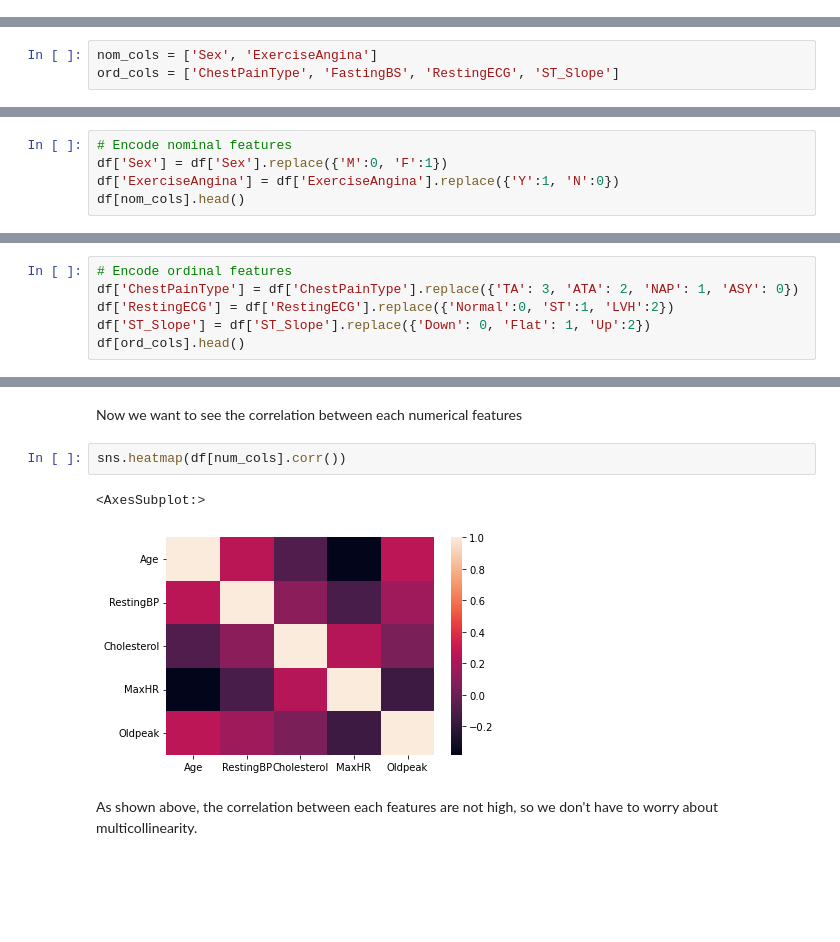
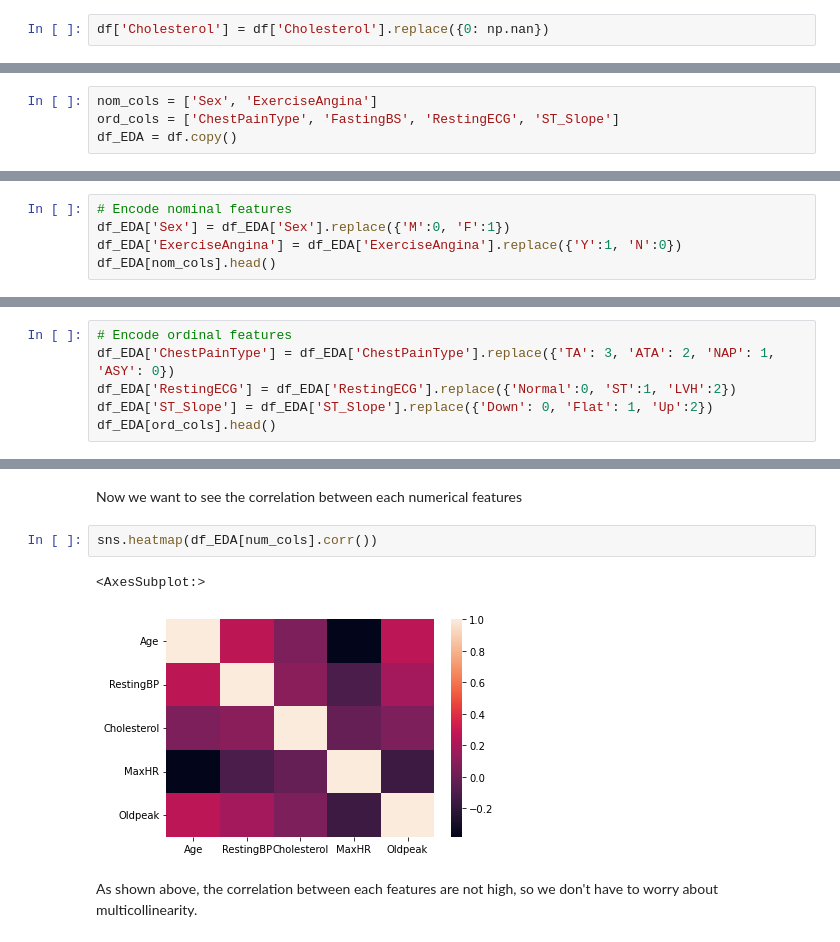
Before and after one commit to Barry0310/AI-Final-Project, a Jupyter notebook: AI_Final_Report.ipynb, the cells around one changed output, grey strips where cells are left out. Saved outputs shown, nothing was run; the diff lists cells and outputs as text; blank space fills up the shorter version.

```diff
--- a/AI_Final_Report.ipynb
+++ b/AI_Final_Report.ipynb
@@ -88,0 +119,2 @@ We assume that some null values got filled with 0. We have to deal with it later
+# %%
+df['Cholesterol'] = df['Cholesterol'].replace({0: np.nan})
@@ -105,13 +153,14 @@ For categorical features, we can separate them further into nominal and ordinal
 # %%
 nom_cols = ['Sex', 'ExerciseAngina']
 ord_cols = ['ChestPainType', 'FastingBS', 'RestingECG', 'ST_Slope']
+df_EDA = df.copy()
 # %% [markdown]
 Nominal features in this dataset are both binary, so we can simply assign 0 and 1.
 # %%
 # Encode nominal features
-df['Sex'] = df['Sex'].replace({'M':0, 'F':1})
-df['ExerciseAngina'] = df['ExerciseAngina'].replace({'Y':1, 'N':0})
-df[nom_cols].head()
+df_EDA['Sex'] = df_EDA['Sex'].replace({'M':0, 'F':1})
+df_EDA['ExerciseAngina'] = df_EDA['ExerciseAngina'].replace({'Y':1, 'N':0})
+df_EDA[nom_cols].head()
 # %% [output]
 |  | Sex | ExerciseAngina |
 | 0 | 0 | 0 |
@@ -124,9 +173,9 @@ Fortunately, ordinal features are introduced in sequence of order. We assign val
 # %%
 # Encode ordinal features
-df['ChestPainType'] = df['ChestPainType'].replace({'TA': 3, 'ATA': 2, 'NAP': 1, 'ASY': 0})
-df['RestingECG'] = df['RestingECG'].replace({'Normal':0, 'ST':1, 'LVH':2})
-df['ST_Slope'] = df['ST_Slope'].replace({'Down': 0, 'Flat': 1, 'Up':2})
-df[ord_cols].head()
+df_EDA['ChestPainType'] = df_EDA['ChestPainType'].replace({'TA': 3, 'ATA': 2, 'NAP': 1, 'ASY': 0})
+df_EDA['RestingECG'] = df_EDA['RestingECG'].replace({'Normal':0, 'ST':1, 'LVH':2})
+df_EDA['ST_Slope'] = df_EDA['ST_Slope'].replace({'Down': 0, 'Flat': 1, 'Up':2})
+df_EDA[ord_cols].head()
 # %% [output]
 |  | ChestPainType | FastingBS | RestingECG | ST_Slope |
 | 0 | 2 | 0 | 0 | 2 |
@@ -154,10 +203,10 @@ sns.pairplot(df, hue='HeartDisease')
 # %% [markdown]
 Now we want to see the correlation between each numerical features
 # %%
-sns.heatmap(df[num_cols].corr())
+sns.heatmap(df_EDA[num_cols].corr())
 # %% [output]
 <AxesSubplot:>
-[figure, old version]
+[figure, new version]
 # %% [markdown]
 As shown above, the correlation between each features are not high, so we don't have to worry about multicollinearity.
 # %%
```
Also changed, not shown: parts of 37 cells of this notebook, 1 other file.
